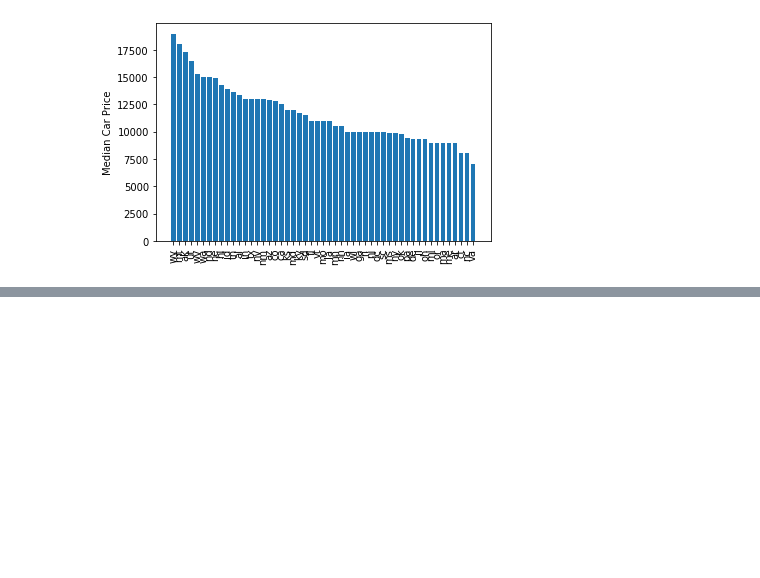
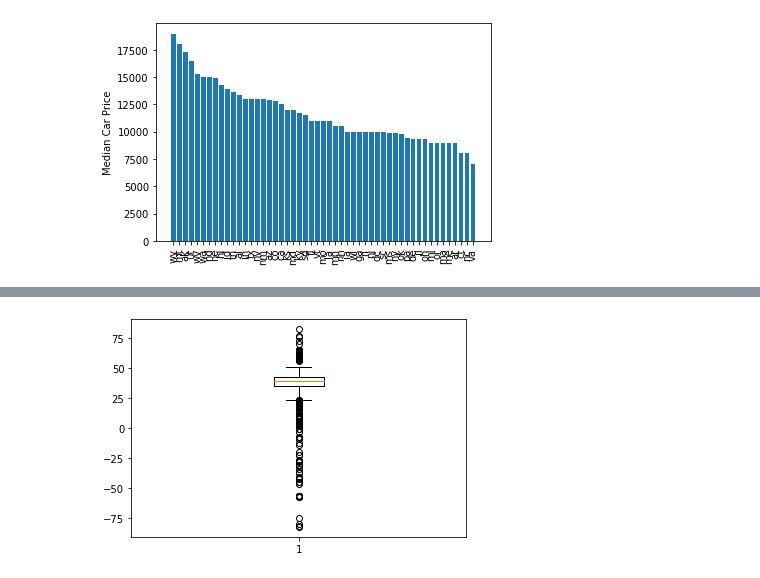
Before and after one commit to ixiaopan/GroupWork, a Jupyter notebook: DataMining/Cars_Matt.ipynb, the cells around one changed output, grey strips where cells are left out. Saved outputs shown, nothing was run; the diff lists cells and outputs as text; code cells hidden in the pictures; blank space fills up the shorter version.

```diff
--- a/DataMining/Cars_Matt.ipynb
+++ b/DataMining/Cars_Matt.ipynb
@@ -540,0 +566,5 @@ plt.show()
+# %%
+plt.boxplot(cars.lat.dropna())
+plt.show()
+# %% [output]
+[figure, added]
```
Also changed, not shown: parts of 10 cells of this notebook, 1 other file.
